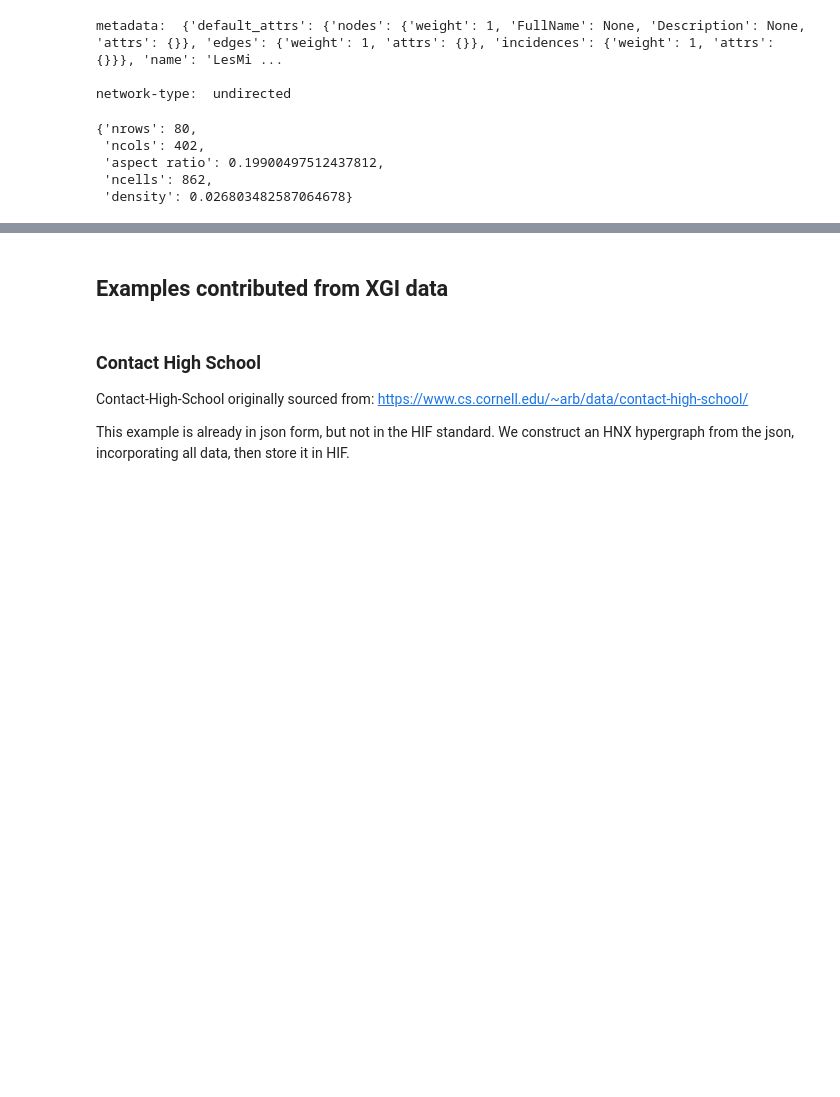
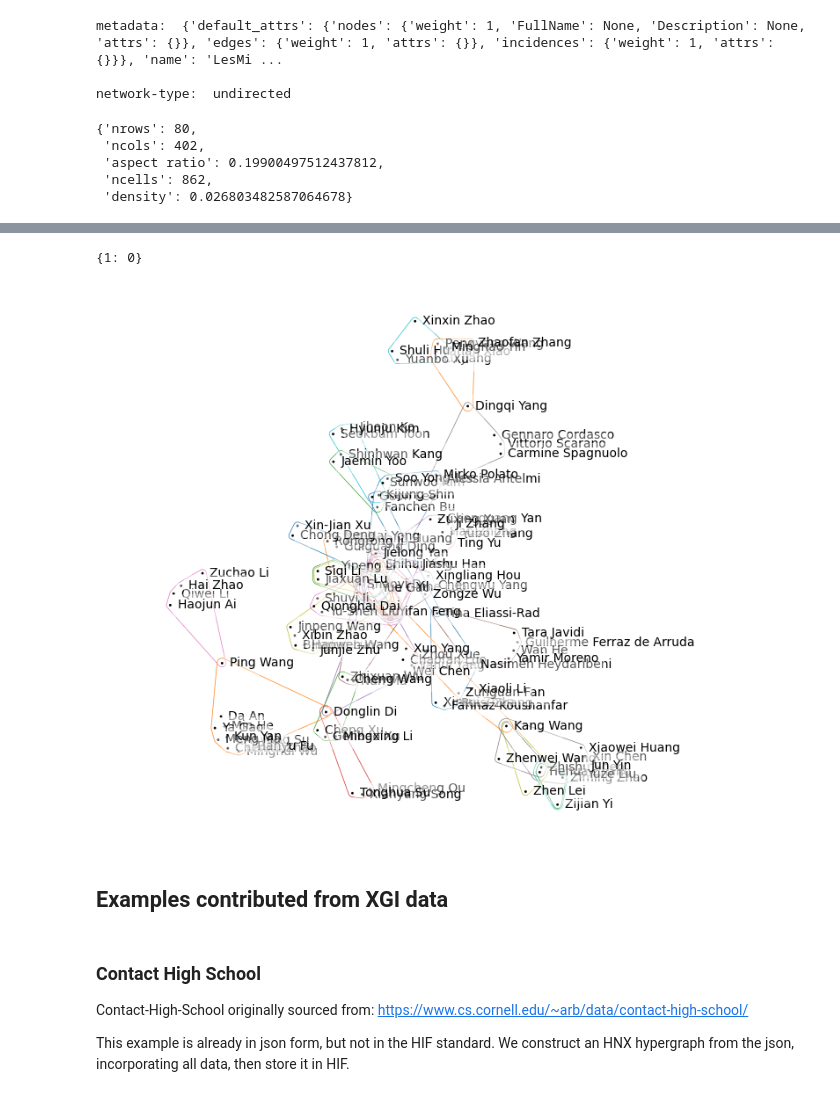
Before and after one commit to pszufe/HIF-standard, a Jupyter notebook: tutorials/hnx.ipynb, the cells around one changed output, grey strips where cells are left out. Saved outputs shown, nothing was run; the diff lists cells and outputs as text; code cells hidden in the pictures; blank space fills up the shorter version.

```diff
--- a/tutorials/hnx.ipynb
+++ b/tutorials/hnx.ipynb
@@ -127,3 +176,19 @@ h.nodes.dataframe.head()
+# %%
+# Getting the main connected component of hypergraph
+import numpy as np
+Hs = list(H.s_component_subgraphs(s = 1, return_singletons = False))
+I = np.argsort([len(H_CC.incidences.dataframe) for H_CC in Hs])
+Hs = [Hs[i] for i in I]
+H_MC = Hs[-1]
+# %%
+hnx.algorithms.homology_mod2.betti_numbers(H, k = 1)
+# %% [output]
+{1: 0}
+# %%
+hnx.draw(H_MC, with_edge_labels = False, with_node_labels = True, node_radius = 0.2, edges_kwargs = {'lw': 0.5})
+plt.show()
+# %% [output]
+[figure, added]
 # %% [markdown]
 ## Examples contributed from XGI data
 # %% [markdown]
```
Also changed, not shown: parts of 9 cells of this notebook, 2 other files.
